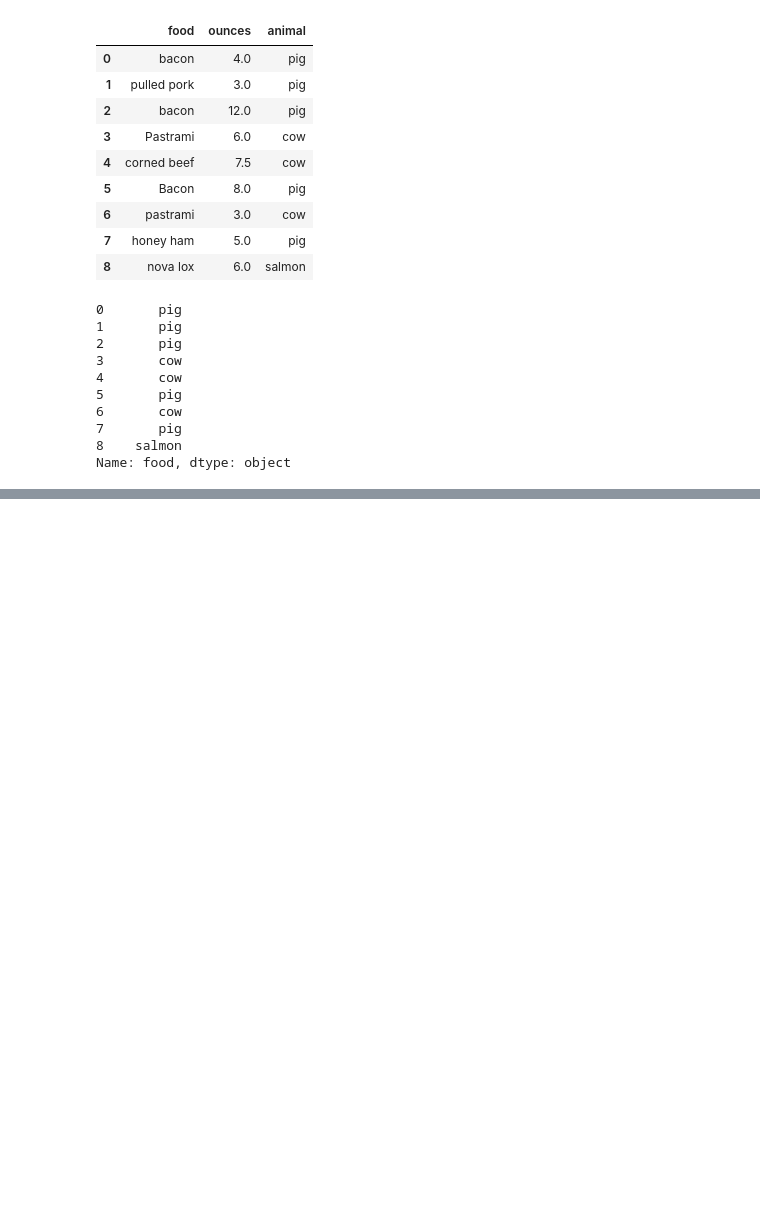
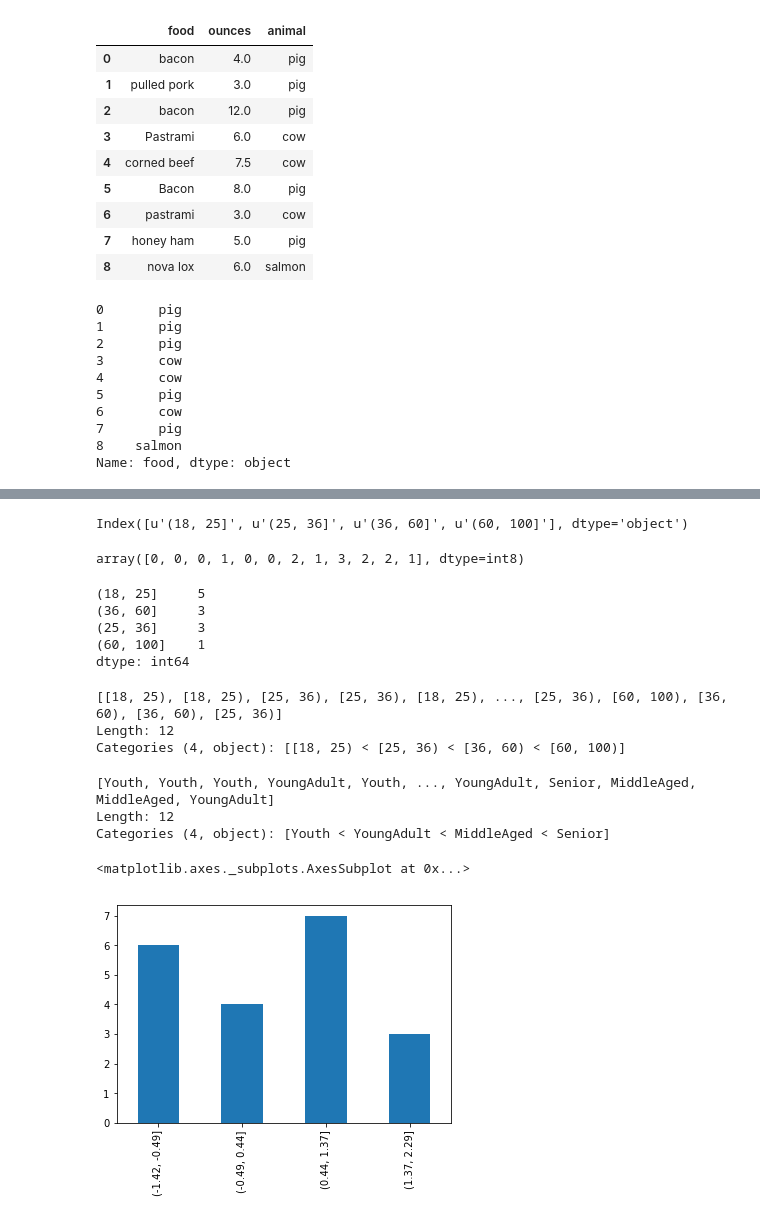
Before and after one commit to hugolu/learn-python, a Jupyter notebook: python-for-data-analysis/ch07-data-wrangling-clean-transform-merge-reshape.ipynb, the cells around one changed output, grey strips where cells are left out. Saved outputs shown, nothing was run; the diff lists cells and outputs as text; code cells hidden in the pictures; blank space fills up the shorter version.

```diff
--- a/python-for-data-analysis/ch07-data-wrangling-clean-transform-merge-reshape.ipynb
+++ b/python-for-data-analysis/ch07-data-wrangling-clean-transform-merge-reshape.ipynb
@@ -653,0 +769,44 @@ Name: food, dtype: object
+# %%
+# 原来用 levels，变成 categories
+cats.categories
+# %% [output]
+Index([u'(18, 25]', u'(25, 36]', u'(36, 60]', u'(60, 100]'], dtype='object')
+# %%
+# 原来用 labels，变成 codes
+cats.codes
+# %% [output]
+array([0, 0, 0, 1, 0, 0, 2, 1, 3, 2, 2, 1], dtype=int8)
+# %%
+# 查看分区出现频率
+pd.value_counts(cats)
+# %% [output]
+(18, 25]     5
+(36, 60]     3
+(25, 36]     3
+(60, 100]    1
+dtype: int64
+# %%
+# 右侧定义为开端
+# 圆括号表示开端（不包含）、方括号表示闭端（包含）
+pd.cut(ages, bins, right=False)
+# %% [output]
+[[18, 25), [18, 25), [25, 36), [25, 36), [18, 25), ..., [25, 36), [60, 100), [36, 60), [36, 60), [25, 36)]
+Length: 12
+Categories (4, object): [[18, 25) < [25, 36) < [36, 60) < [60, 100)]
+# %%
+# 设置自己的面元名称
+group_names = ['Youth','YoungAdult','MiddleAged','Senior']
+pd.cut(ages, bins, labels=group_names)
+# %% [output]
+[Youth, Youth, Youth, YoungAdult, Youth, ..., YoungAdult, Senior, MiddleAged, MiddleAged, YoungAdult]
+Length: 12
+Categories (4, object): [Youth < YoungAdult < MiddleAged < Senior]
+# %%
+data = np.random.randn(20)
+
+# 如果传入的是“数量”，则根据数据最大、最小值计算等长面元
+cats = pd.cut(data, 4, precision=2)
+cats.value_counts().plot(kind='bar')
+# %% [output]
+<matplotlib.axes._subplots.AxesSubplot at 0x...>
+[figure, added]
```
Also changed, not shown: parts of 57 cells of this notebook.
